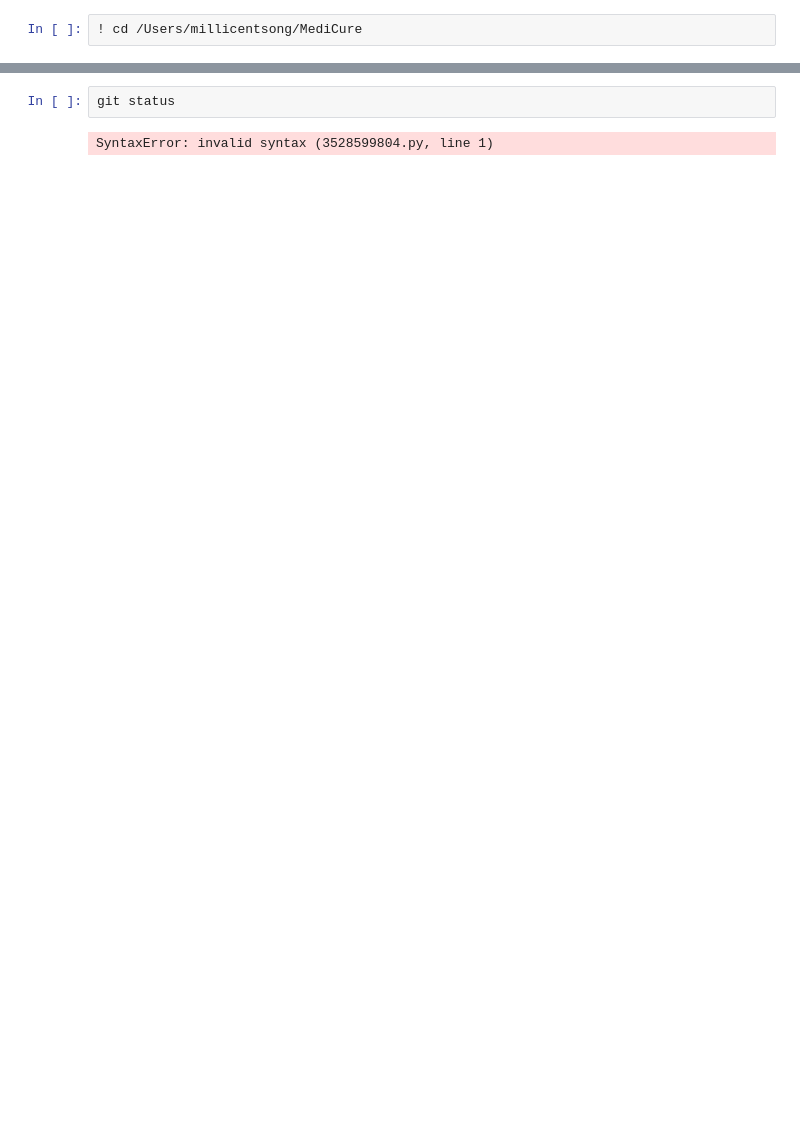
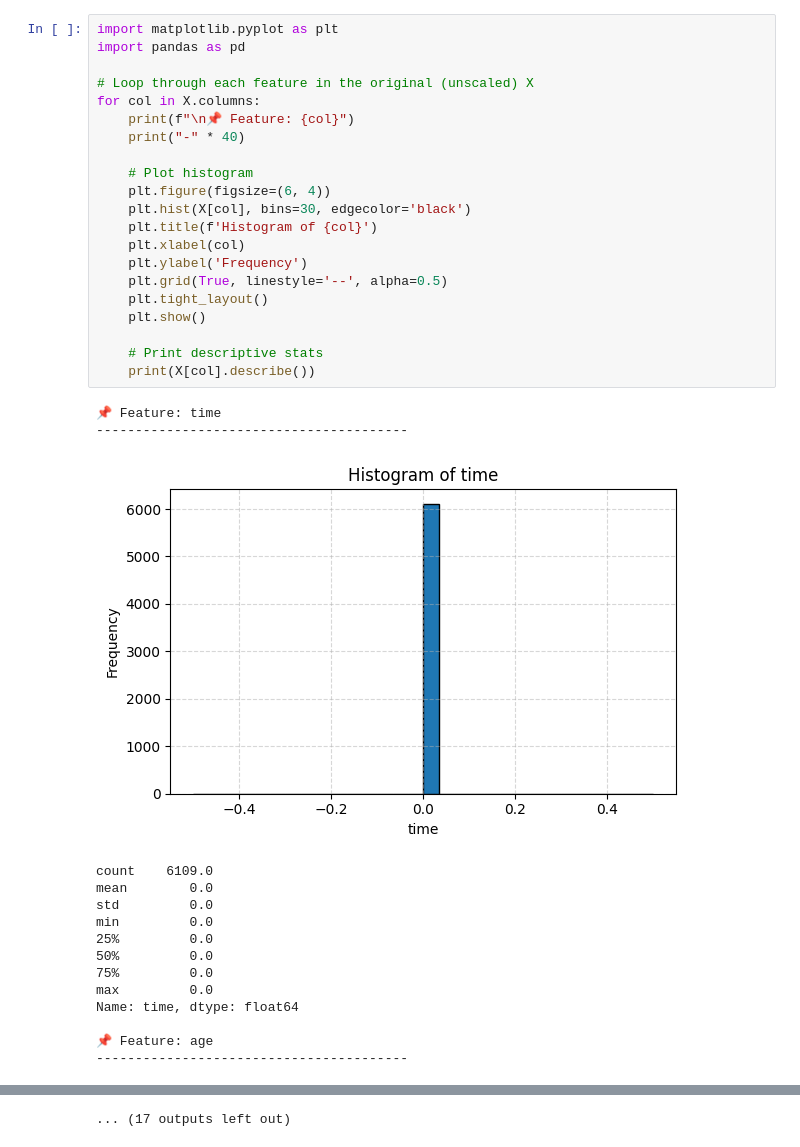
Before and after one commit to Millicent-Song/MediCure, a Jupyter notebook: Borealis.ipynb, the cells around one changed output, grey strips where cells are left out. Saved outputs shown, nothing was run; the diff lists cells and outputs as text; blank space fills up the shorter version.

```diff
--- a/Borealis.ipynb
+++ b/Borealis.ipynb
@@ -101,2 +153,37 @@ R² Score: 0.7939357920447028
 # %%
-! cd /Users/millicentsong/MediCure
+import matplotlib.pyplot as plt
+import pandas as pd
+
+# Loop through each feature in the original (unscaled) X
+for col in X.columns:
+    print(f"\n📌 Feature: {col}")
+    print("-" * 40)
+
+    # Plot histogram
+    plt.figure(figsize=(6, 4))
+    plt.hist(X[col], bins=30, edgecolor='black')
+    plt.title(f'Histogram of {col}')
+    plt.xlabel(col)
+    plt.ylabel('Frequency')
+    plt.grid(True, linestyle='--', alpha=0.5)
+    plt.tight_layout()
+    plt.show()
+
+    # Print descriptive stats
+    print(X[col].describe())
+# %% [output]
+📌 Feature: time
+----------------------------------------
+[figure, added]
+count    6109.0
+mean        0.0
+std         0.0
+min         0.0
+25%         0.0
+50%         0.0
+75%         0.0
+max         0.0
+Name: time, dtype: float64
+
+📌 Feature: age
+----------------------------------------
@@ -103,4 +243 @@ R² Score: 0.7939357920447028
+... (17 outputs left out)
-# %%
-git status
-# %% [output]
-SyntaxError: invalid syntax (3528599804.py, line 1)
```
Also changed, not shown: parts of 4 cells of this notebook.
